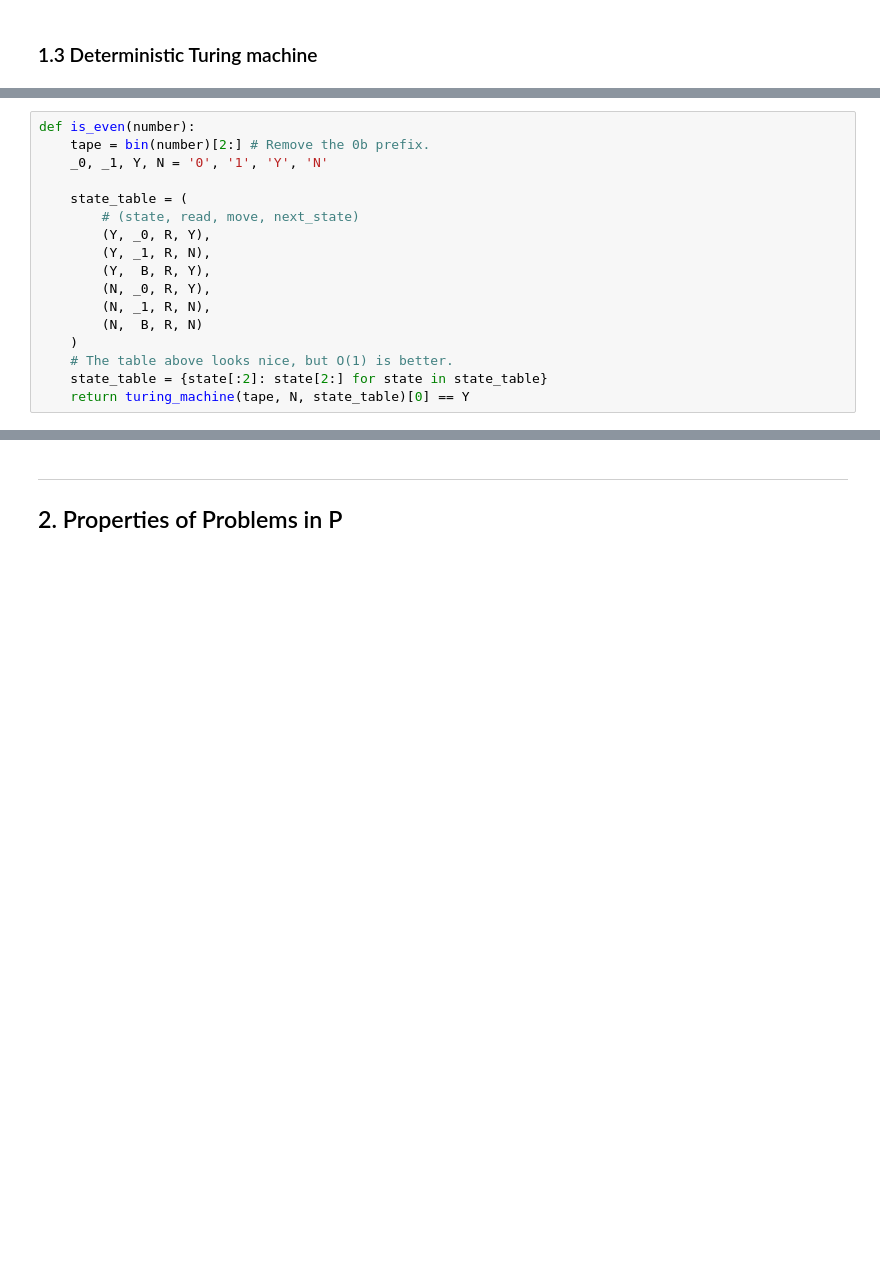
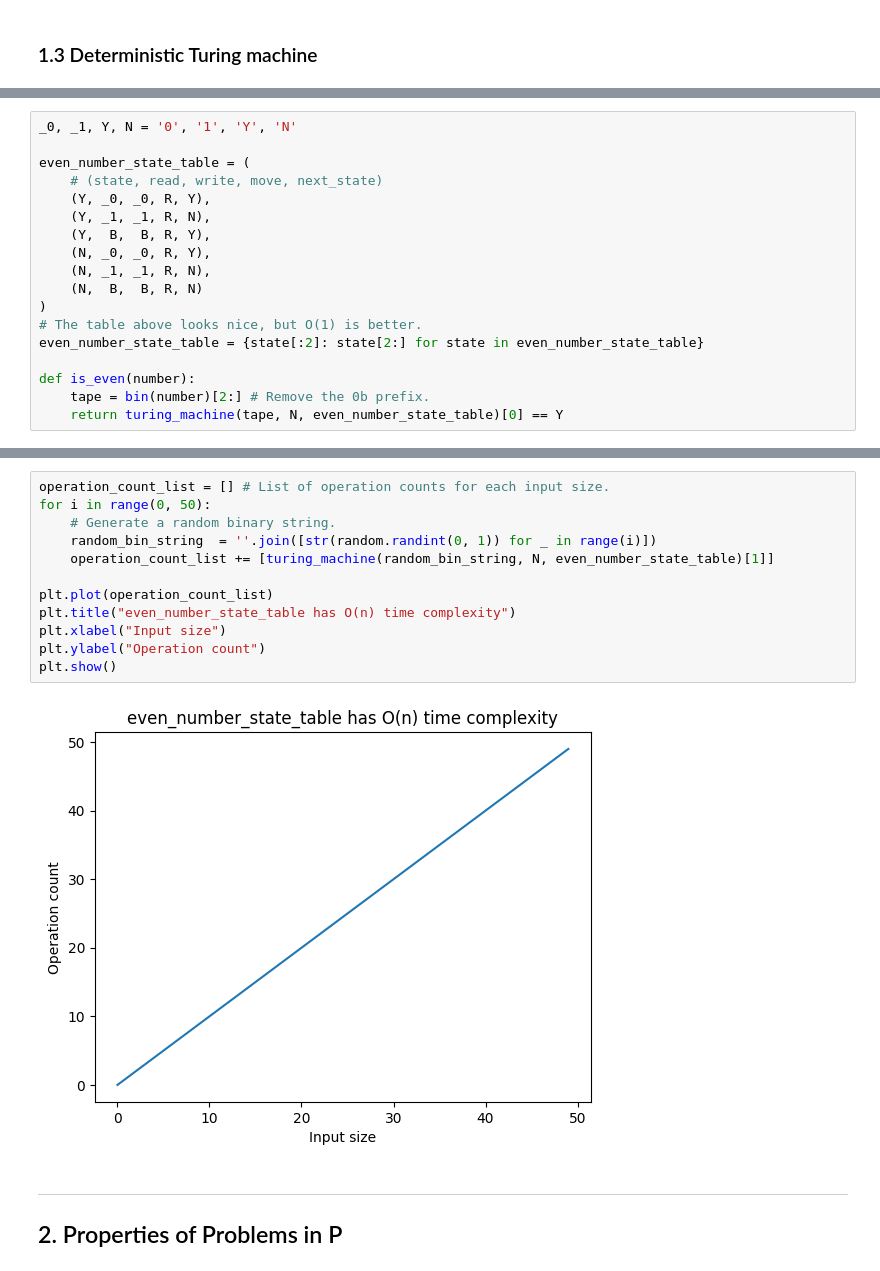
Before and after one commit to G00378925/theory-of-algorithms, a Jupyter notebook: polynomial_time.ipynb, the cells around one changed output, grey strips where cells are left out. Drawn from its saved outputs; the diff is of its cells as text; blank space fills up the shorter version.

```diff
--- a/polynomial_time.ipynb
+++ b/polynomial_time.ipynb
@@ -100,20 +118,21 @@ def turing_machine(tape, initial_state, state_table):
 # %%
+_0, _1, Y, N = '0', '1', 'Y', 'N'
+
+even_number_state_table = (
+    # (state, read, write, move, next_state)
+    (Y, _0, _0, R, Y),
+    (Y, _1, _1, R, N),
+    (Y,  B,  B, R, Y),
+    (N, _0, _0, R, Y),
+    (N, _1, _1, R, N),
+    (N,  B,  B, R, N)
+)
+# The table above looks nice, but O(1) is better.
+even_number_state_table = {state[:2]: state[2:] for state in even_number_state_table}
+
 def is_even(number):
     tape = bin(number)[2:] # Remove the 0b prefix.
-    _0, _1, Y, N = '0', '1', 'Y', 'N'
-
-    state_table = (
-        # (state, read, move, next_state)
-        (Y, _0, R, Y),
-        (Y, _1, R, N),
-        (Y,  B, R, Y),
-        (N, _0, R, Y),
-        (N, _1, R, N),
-        (N,  B, R, N)
-    )
-    # The table above looks nice, but O(1) is better.
-    state_table = {state[:2]: state[2:] for state in state_table}
-    return turing_machine(tape, N, state_table)[0] == Y
+    return turing_machine(tape, N, even_number_state_table)[0] == Y
 # %%
 import random
 
@@ -129,3 +148,17 @@ print("\n".join([*map(lambda num: f"{num} is even: {is_even(num)}",
+# %%
+operation_count_list = [] # List of operation counts for each input size.
+for i in range(0, 50):
+    # Generate a random binary string.
+    random_bin_string  = ''.join([str(random.randint(0, 1)) for _ in range(i)])
+    operation_count_list += [turing_machine(random_bin_string, N, even_number_state_table)[1]]
+
+plt.plot(operation_count_list)
+plt.title("even_number_state_table has O(n) time complexity")
+plt.xlabel("Input size")
+plt.ylabel("Operation count")
+plt.show()
+# %% [output]
+[figure, added]
 # %% [markdown]
 ***
 ## 2. Properties of Problems in P
```
Also changed, not shown: parts of 13 cells of this notebook.
